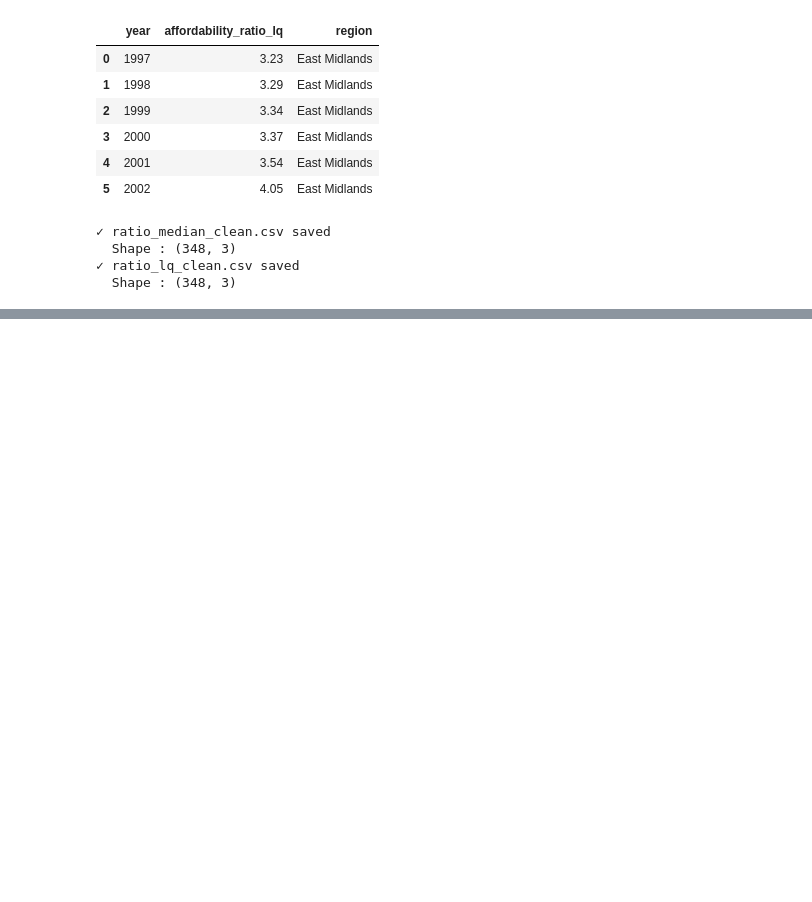
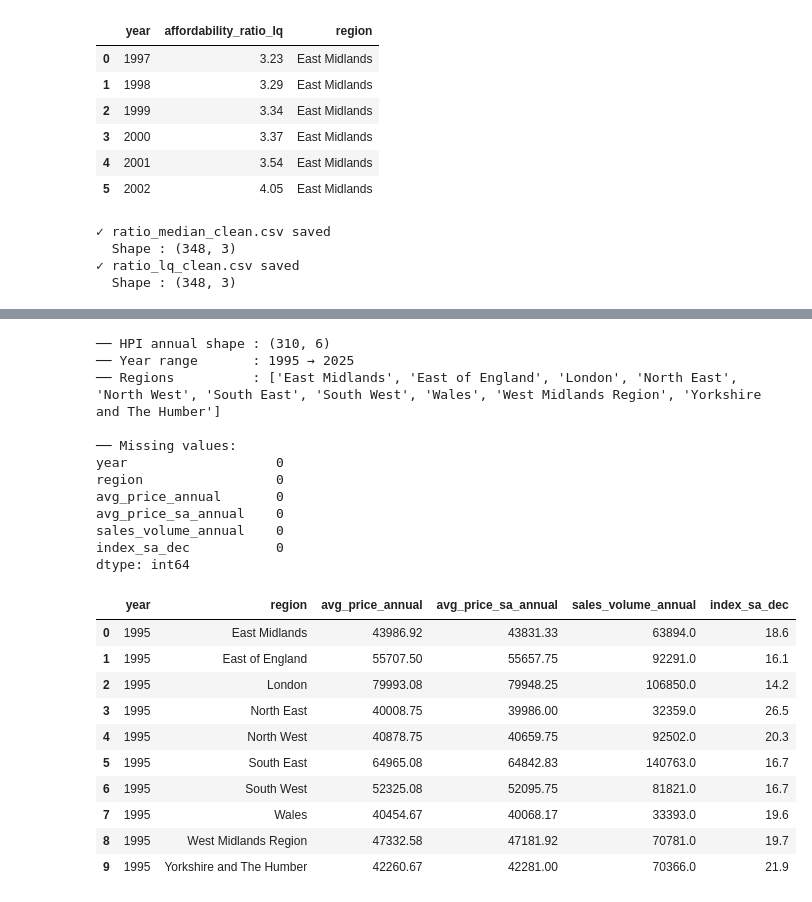
Before and after one commit to koinchsushan/houseAffordabilityDSS, a Jupyter notebook: notebooks/01_eda.ipynb, the cells around one changed output, grey strips where cells are left out. Drawn from its saved outputs; the diff is of its cells as text; code cells hidden in the pictures; blank space fills up the shorter version.

```diff
--- a/notebooks/01_eda.ipynb
+++ b/notebooks/01_eda.ipynb
@@ -433,0 +678,58 @@ print(f"  Shape : {ratio_lq_long.shape}")
+# %%
+# ============================================================
+# CELL 14 — Aggregate monthly HPI to annual
+#
+# Our other datasets are all annual so we reduce HPI to
+# one row per region per year before merging.
+#
+# We compute:
+#   avg_price_annual    — mean of 12 monthly prices
+#   avg_price_sa_annual — mean of 12 SA prices (for ARIMA)
+#   sales_volume_annual — sum of monthly volumes
+#   index_sa_dec        — December SA index (year-end snapshot)
+#
+# Using mean rather than year-end price because the ONS
+# affordability ratio uses year-ending September prices —
+# annual mean is a reasonable approximation for our model.
+# ============================================================
+
+hpi_annual = (hpi
+              .groupby(['year', 'region'])
+              .agg(
+                  avg_price_annual    = ('avg_price',    'mean'),
+                  avg_price_sa_annual = ('avg_price_sa', 'mean'),
+                  sales_volume_annual = ('sales_volume', 'sum'),
+                  index_sa_dec        = ('index_sa',     'last')
+              )
+              .reset_index()
+              .round(2))
+
+print(f"── HPI annual shape : {hpi_annual.shape}")
+print(f"── Year range       : {hpi_annual['year'].min()} → {hpi_annual['year'].max()}")
+print(f"── Regions          : {sorted(hpi_annual['region'].unique())}")
+print(f"\n── Missing values:\n{hpi_annual.isnull().sum()}")
+hpi_annual.head(10)
+# %% [output]
+── HPI annual shape : (310, 6)
+── Year range       : 1995 → 2025
+── Regions          : ['East Midlands', 'East of England', 'London', 'North East', 'North West', 'South East', 'South West', 'Wales', 'West Midlands Region', 'Yorkshire and The Humber']
+
+── Missing values:
+year                   0
+region                 0
+avg_price_annual       0
+avg_price_sa_annual    0
+sales_volume_annual    0
+index_sa_dec           0
+dtype: int64
+|  | year | region | avg_price_annual | avg_price_sa_annual | sales_volume_annual | index_sa_dec |
+| 0 | 1995 | East Midlands | 43986.92 | 43831.33 | 63894.0 | 18.6 |
+| 1 | 1995 | East of England | 55707.50 | 55657.75 | 92291.0 | 16.1 |
+| 2 | 1995 | London | 79993.08 | 79948.25 | 106850.0 | 14.2 |
+| 3 | 1995 | North East | 40008.75 | 39986.00 | 32359.0 | 26.5 |
+| 4 | 1995 | North West | 40878.75 | 40659.75 | 92502.0 | 20.3 |
+| 5 | 1995 | South East | 64965.08 | 64842.83 | 140763.0 | 16.7 |
+| 6 | 1995 | South West | 52325.08 | 52095.75 | 81821.0 | 16.7 |
+| 7 | 1995 | Wales | 40454.67 | 40068.17 | 33393.0 | 19.6 |
+| 8 | 1995 | West Midlands Region | 47332.58 | 47181.92 | 70781.0 | 19.7 |
+| 9 | 1995 | Yorkshire and The Humber | 42260.67 | 42281.00 | 70366.0 | 21.9 |
```
Also changed, not shown: parts of 10 cells of this notebook.
